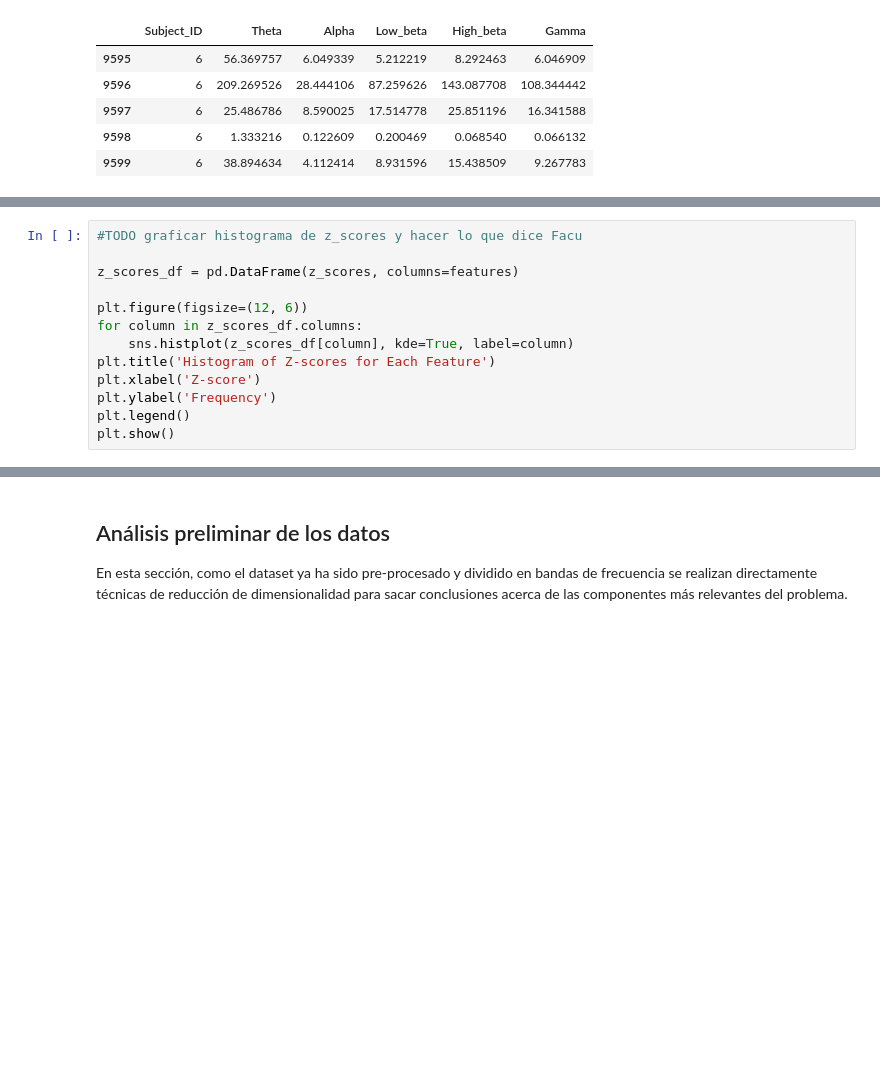
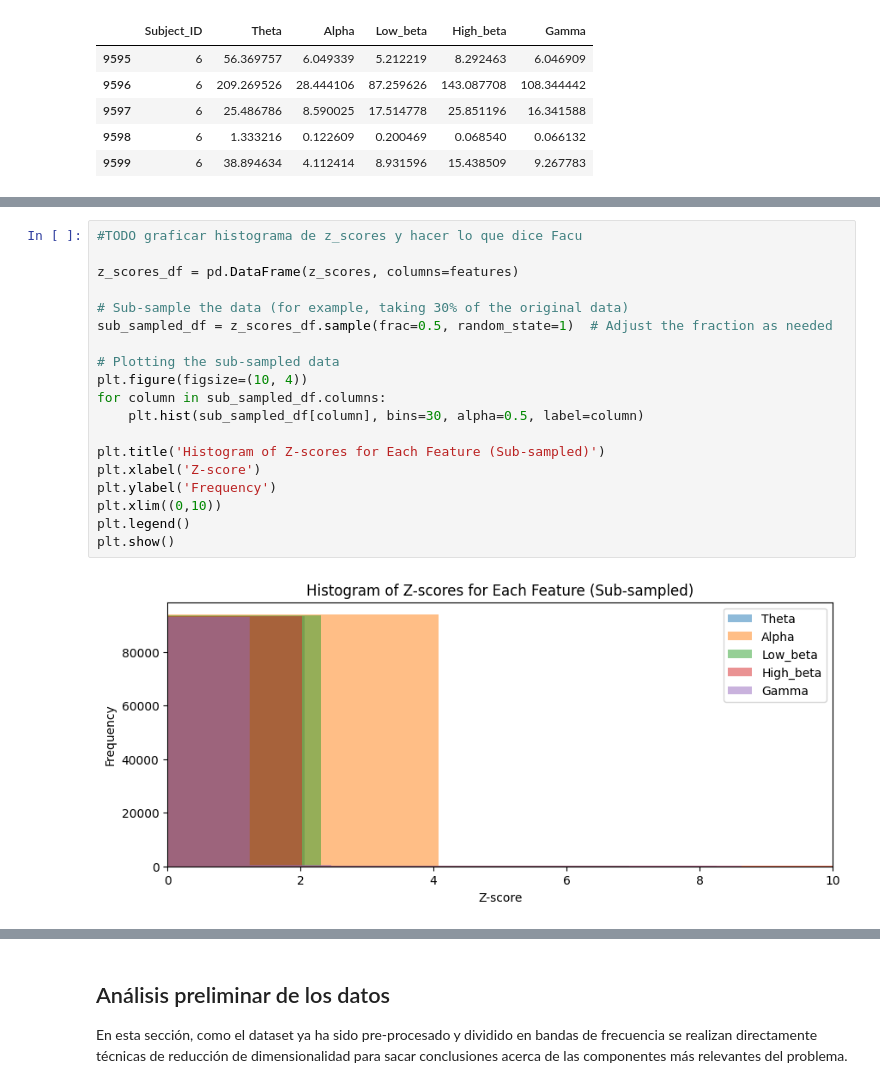
Before and after one commit to franitaa/ADHD-EEG-Game, a Jupyter notebook: ADHD_EEG_Game.ipynb, the cells around one changed output, grey strips where cells are left out. Drawn from its saved outputs; the diff is of its cells as text; blank space fills up the shorter version.

```diff
--- a/ADHD_EEG_Game.ipynb
+++ b/ADHD_EEG_Game.ipynb
@@ -324,16 +322,24 @@ KeyError: "['Theta/High_beta', 'Theta/Low_beta', 'Alpha/High_beta', 'Alpha/Low_b
 # %%
 #TODO graficar histograma de z_scores y hacer lo que dice Facu
 
 z_scores_df = pd.DataFrame(z_scores, columns=features)
 
-plt.figure(figsize=(12, 6))
-for column in z_scores_df.columns:
-    sns.histplot(z_scores_df[column], kde=True, label=column)
-plt.title('Histogram of Z-scores for Each Feature')
+# Sub-sample the data (for example, taking 30% of the original data)
+sub_sampled_df = z_scores_df.sample(frac=0.5, random_state=1)  # Adjust the fraction as needed
+
+# Plotting the sub-sampled data
+plt.figure(figsize=(10, 4))
+for column in sub_sampled_df.columns:
+    plt.hist(sub_sampled_df[column], bins=30, alpha=0.5, label=column)
+
+plt.title('Histogram of Z-scores for Each Feature (Sub-sampled)')
 plt.xlabel('Z-score')
 plt.ylabel('Frequency')
+plt.xlim((0,10))
 plt.legend()
 plt.show()
+# %% [output]
+[figure, added]
 # %%
 # Combino num_samples de adhd y non adhd. Termino con num_samples*2 totales
 # También marco en y_subset non adhd y a los adhd los diferencio por paciente
```
Also changed, not shown: parts of 10 cells of this notebook.
